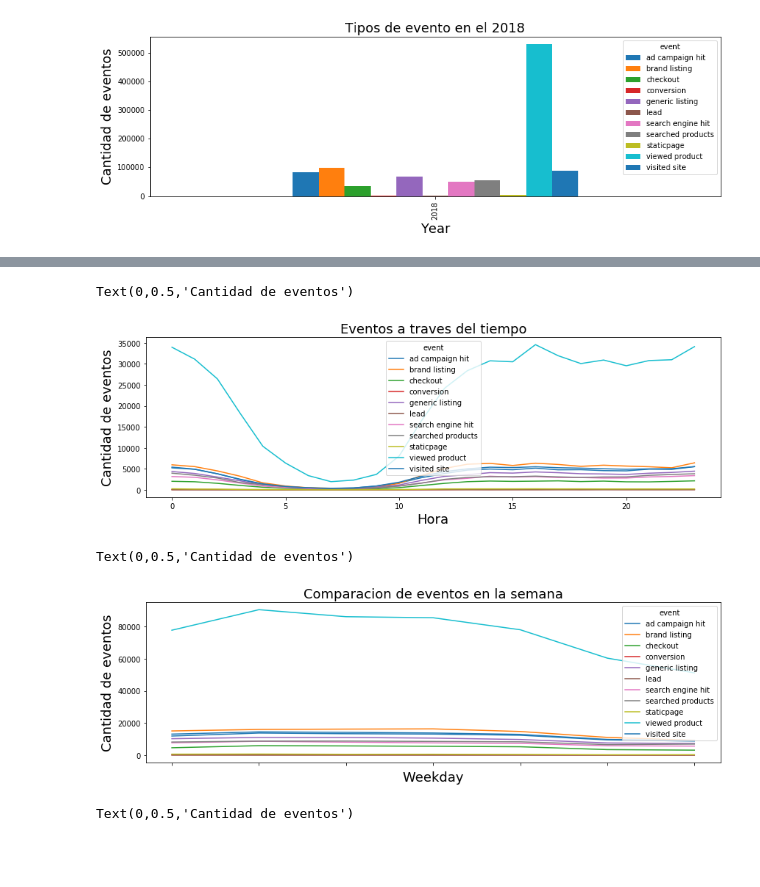
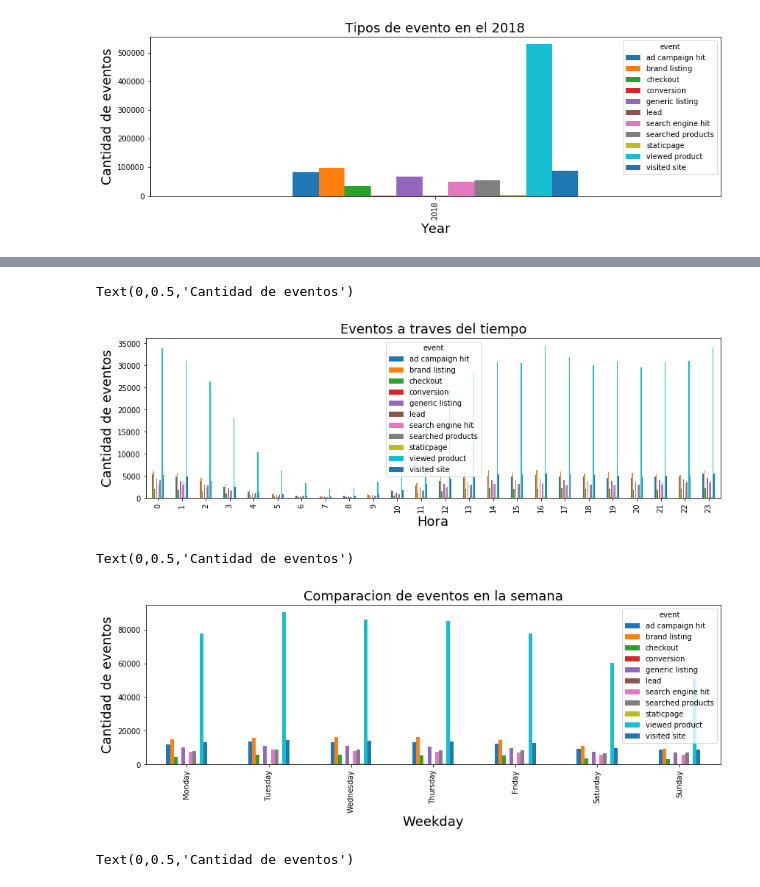
Before and after one commit to MartinCohen98/OrganizacionDeDatosTP1, a Jupyter notebook: AnalisisExploratorioTrocafoneBarbara.ipynb, the cells around one changed output, grey strips where cells are left out. Drawn from its saved outputs; the diff is of its cells as text; code cells hidden in the pictures; blank space fills up the shorter version.

```diff
--- a/AnalisisExploratorioTrocafoneBarbara.ipynb
+++ b/AnalisisExploratorioTrocafoneBarbara.ipynb
@@ -201,22 +192,22 @@ pd.crosstab(df.Weekday, df.event)
 | Saturday | 9493 | 11053 | 3474 | 106 | 7615 | 45 | 5871 | ... |
 | Sunday | 8793 | 9245 | 3137 | 103 | 7270 | 50 | 5650 | ... |
 # %%
-plotHora=pd.crosstab(df.Hour, df.event).plot(figsize=(14,4));
+plotHora=pd.crosstab(df.Hour, df.event).plot(kind='bar',figsize=(14,4));
 plotHora.set_title("Eventos a traves del tiempo", fontsize=18)
 plotHora.set_xlabel("Hora",fontsize=18)
 plotHora.set_ylabel("Cantidad de eventos", fontsize=18)
 # %% [output]
 Text(0,0.5,'Cantidad de eventos')
-[figure, old version]
+[figure, new version]
 # %%
 
-plot=pd.crosstab(df.Weekday, df.event).plot(figsize=(14,4));
+plot=pd.crosstab(df.Weekday, df.event).plot(kind='bar',figsize=(14,4));
 plot.set_title("Comparacion de eventos en la semana", fontsize=18)
 plot.set_xlabel("Weekday",fontsize=18)
 plot.set_ylabel("Cantidad de eventos", fontsize=18)
 # %% [output]
 Text(0,0.5,'Cantidad de eventos')
-[figure, old version]
+[figure, new version]
 # %%
 # tipos de dispositivos de donde se origino el evento
 
```
Also changed, not shown: parts of 6 cells of this notebook.
